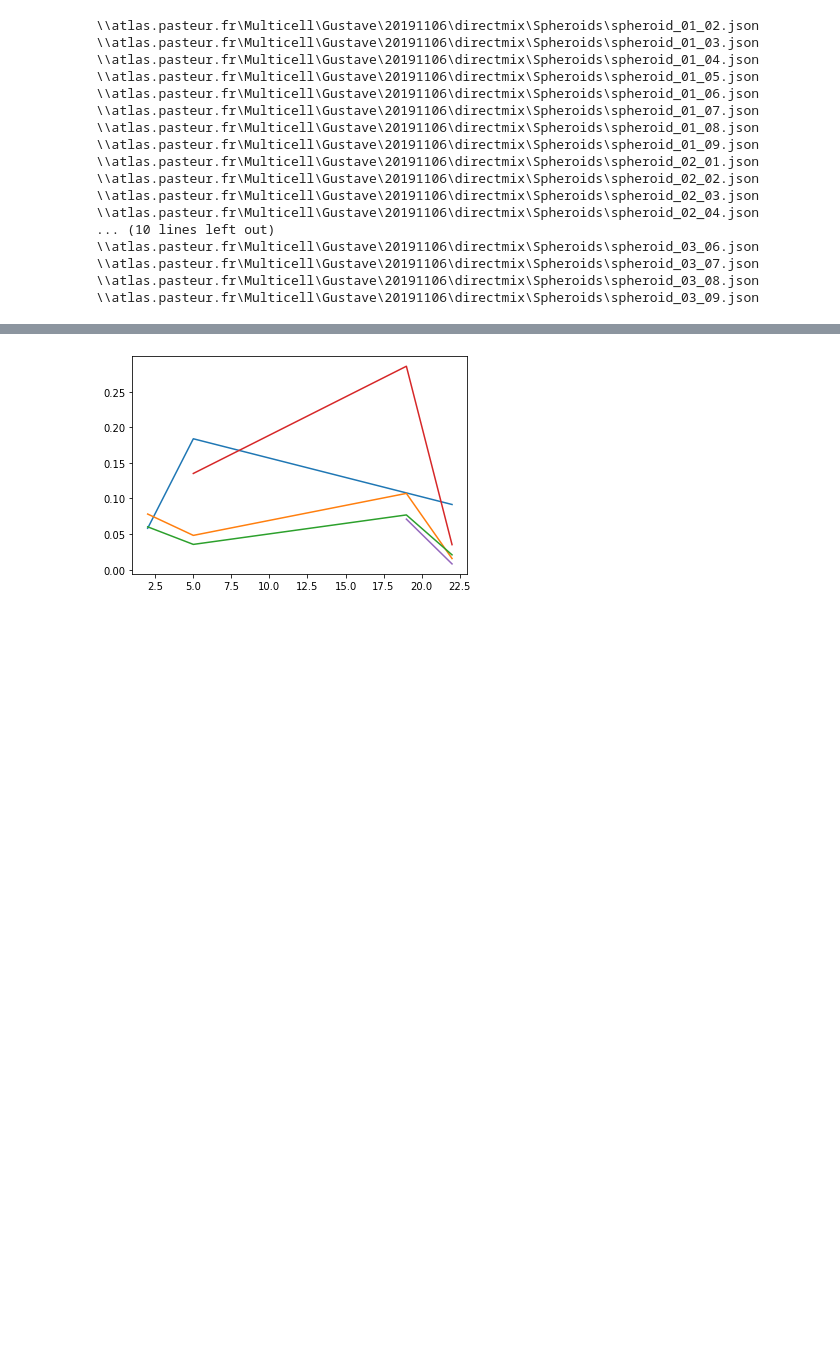
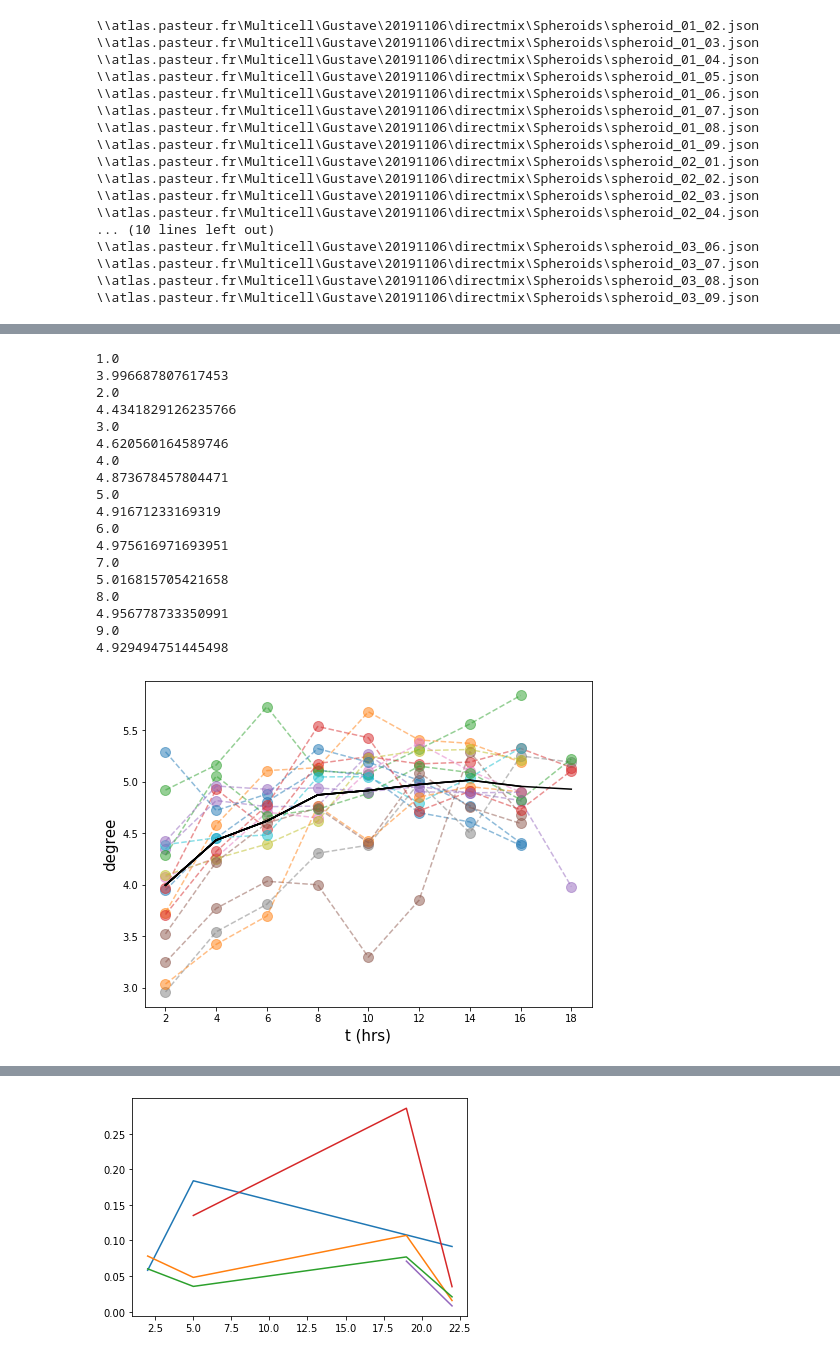
Before and after one commit to gronteix/3D-Segmentation-Sebastien, a Jupyter notebook: AnalysisNotebook.ipynb, the cells around one changed output, grey strips where cells are left out. Drawn from its saved outputs; the diff is of its cells as text; code cells hidden in the pictures; blank space fills up the shorter version.

```diff
--- a/AnalysisNotebook.ipynb
+++ b/AnalysisNotebook.ipynb
@@ -325,0 +393,62 @@ for fileName in glob.glob(IntensityPath + '*.json')[1:]:
+# %%
+ClassFrame = ClassFrame.sort_values('time')
+# %%
+fig, ax = plt.subplots(figsize = (8,6))
+
+meanFrame = pandas.DataFrame()
+
+for sph in ClassFrame['spheroid'].unique():
+
+    locFrame = ClassFrame[ClassFrame['spheroid'] == sph]
+
+    tempFrame = pandas.DataFrame()
+    i = 0
+
+    for time in locFrame['time'].unique():
+
+        tempFrame.loc[i, 'time'] = time
+        tempFrame.loc[i, 'degree'] = locFrame.loc[locFrame['time'] == time, 'neighbours'].mean()
+        i += 1
+
+    if tempFrame['degree'].mean() > 4:
+        plt.plot(tempFrame['time'].astype('int64')*2, tempFrame['degree'], 'o--', markersize=10, alpha = 0.5)
+        meanFrame = meanFrame.append(tempFrame)
+
+
+tempFrame = pandas.DataFrame()
+i = 0
+
+for time in meanFrame['time'].unique():
+
+    tempFrame.loc[i, 'time'] = time
+    tempFrame.loc[i, 'degree'] = meanFrame.loc[meanFrame['time'] == time, 'degree'].mean()
+    print(time)
+    print(meanFrame.loc[meanFrame['time'] == time, 'degree'].mean())
+    i += 1
+
+    if tempFrame['degree'].std() > 0.1:
+        plt.plot(tempFrame['time'].astype('int64')*2, tempFrame['degree'], 'k-', markersize=15)
+
+ax.set_xlabel('t (hrs)', fontsize = 15)
+ax.set_ylabel('degree', fontsize = 15)
+plt.savefig('degreeEvo.pdf')
+# %% [output]
+1.0
+3.996687807617453
+2.0
+4.4341829126235766
+3.0
+4.620560164589746
+4.0
+4.873678457804471
+5.0
+4.91671233169319
+6.0
+4.975616971693951
+7.0
+5.016815705421658
+8.0
+4.956778733350991
+9.0
+4.929494751445498
+[figure, added]
```
Also changed, not shown: parts of 15 cells of this notebook, 5 other files.
